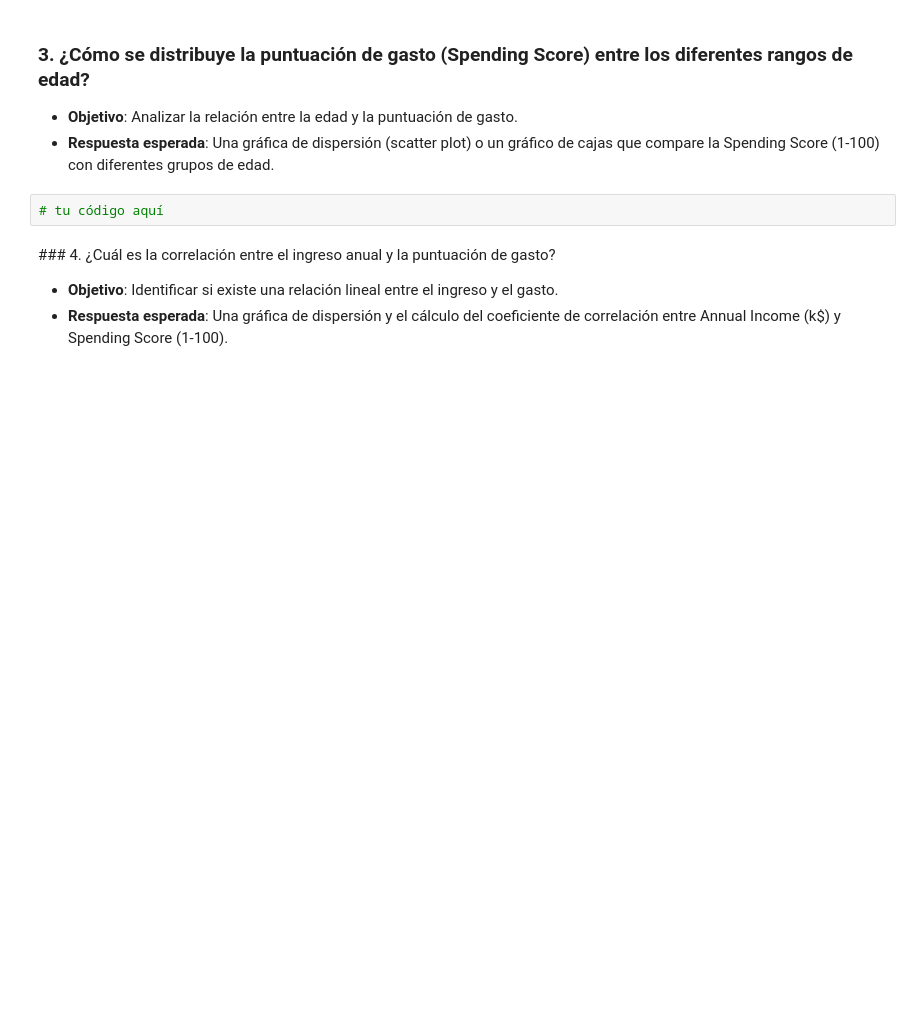
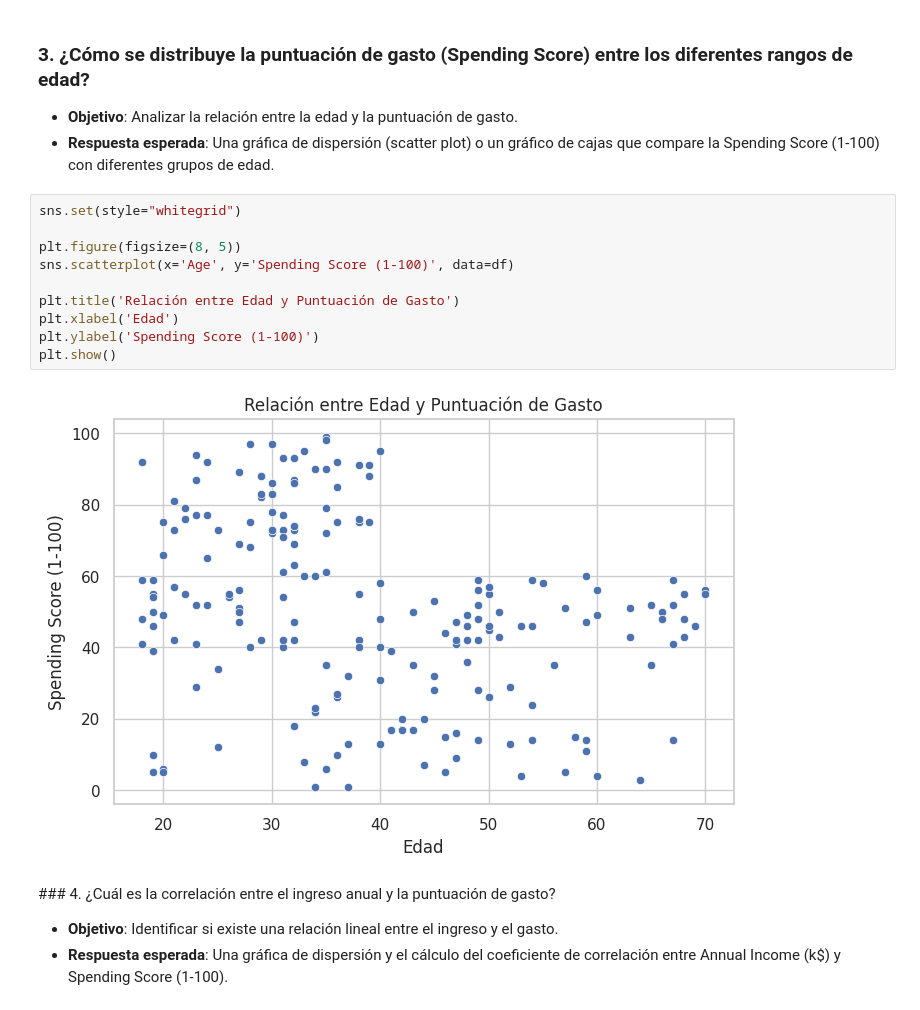
Before and after one commit to Marcelo116/aprendizaje_no_supervizado, a Jupyter notebook: 1_EDA.ipynb, the cells around one changed output. Saved outputs shown, nothing was run; the diff lists cells and outputs as text; blank space fills up the shorter version.

```diff
--- a/1_EDA.ipynb
+++ b/1_EDA.ipynb
@@ -31,7 +76,17 @@ import seaborn as sns
 - **Objetivo**: Analizar la relación entre la edad y la puntuación de gasto.
 - **Respuesta esperada**: Una gráfica de dispersión (scatter plot) o un gráfico de cajas que compare la Spending Score (1-100) con diferentes grupos de edad.
 # %%
-# tu código aquí
+sns.set(style="whitegrid")
+
+plt.figure(figsize=(8, 5))
+sns.scatterplot(x='Age', y='Spending Score (1-100)', data=df)
+
+plt.title('Relación entre Edad y Puntuación de Gasto')
+plt.xlabel('Edad')
+plt.ylabel('Spending Score (1-100)')
+plt.show()
+# %% [output]
+[figure, added]
 # %% [markdown]
 ### 4. ¿Cuál es la correlación entre el ingreso anual y la puntuación de gasto?
 - **Objetivo**: Identificar si existe una relación lineal entre el ingreso y el gasto.
```
Also changed, not shown: parts of 9 cells of this notebook.
